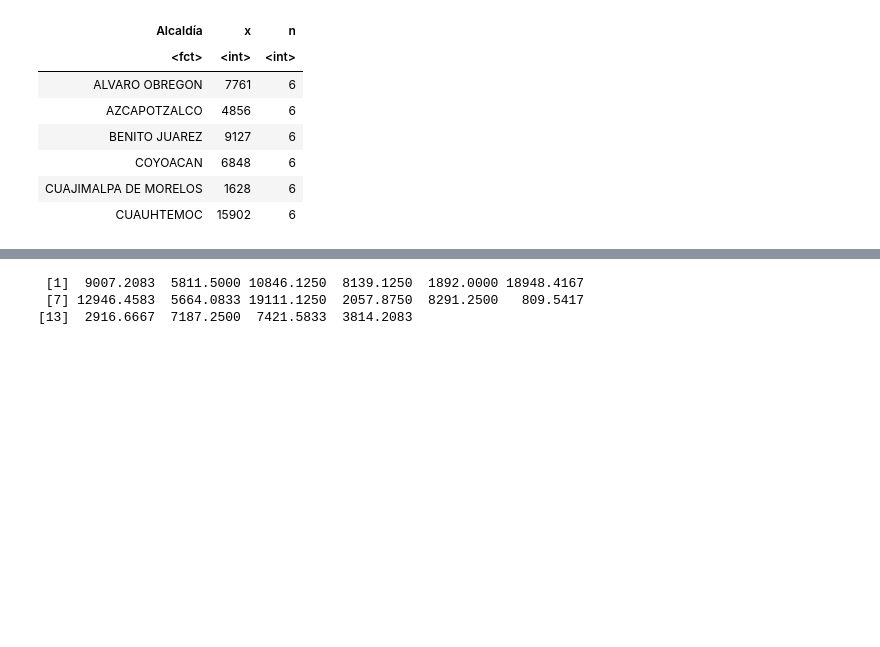
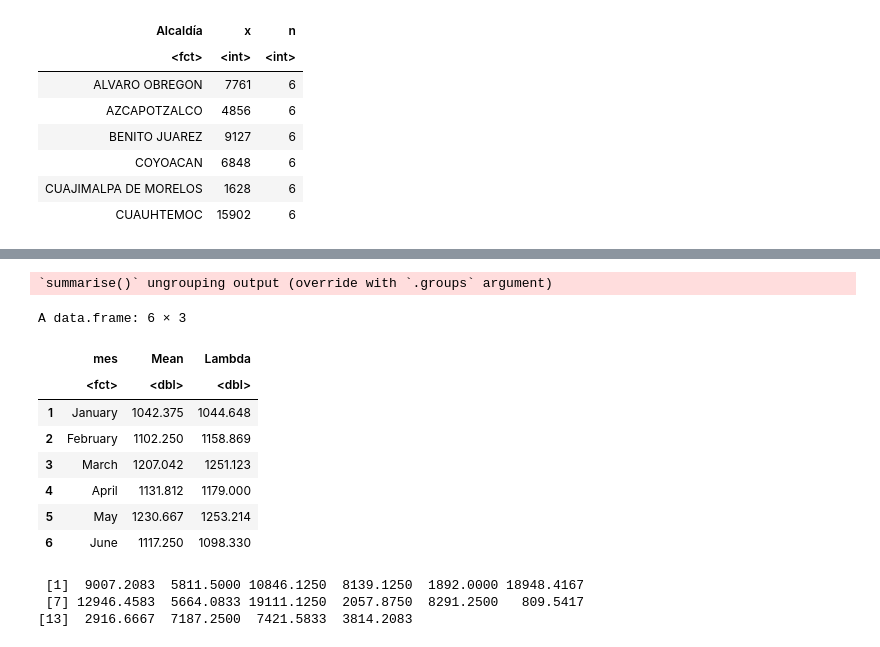
Before and after one commit to prope-2020-gh-classroom/practica-final-por-equipos-verano-2020-itam-atos-wk, a Jupyter notebook: analisis_bayesiano.ipynb, the cells around one changed output, grey strips where cells are left out. Saved outputs shown, nothing was run; the diff lists cells and outputs as text; code cells hidden in the pictures; blank space fills up the shorter version.

```diff
--- a/analisis_bayesiano.ipynb
+++ b/analisis_bayesiano.ipynb
@@ -109,3 +169,20 @@ curve(dgamma(theta, shape = alpha.i[1], rate = beta.i[1]), add = TRUE, xname = '
+# %%
+res.m <- denuncias %>%
+    group_by(mes) %>%
+    summarise(Mean = mean(Delitos))
+res.m <- cbind(res.m, Lambda = lambda.e.m)
+head(res.m)
+# %% [output]
+`summarise()` ungrouping output (override with `.groups` argument)
+A data.frame: 6 × 3
+|  | mes | Mean | Lambda |
+|  | <fct> | <dbl> | <dbl> |
+| 1 | January | 1042.375 | 1044.648 |
+| 2 | February | 1102.250 | 1158.869 |
+| 3 | March | 1207.042 | 1251.123 |
+| 4 | April | 1131.812 | 1179.000 |
+| 5 | May | 1230.667 | 1253.214 |
+| 6 | June | 1117.250 | 1098.330 |
 # %%
 (n.1 <- alpha.f)
 (p.1 <- beta.f/(beta.f + 1))
```
Also changed, not shown: parts of 11 cells of this notebook.
